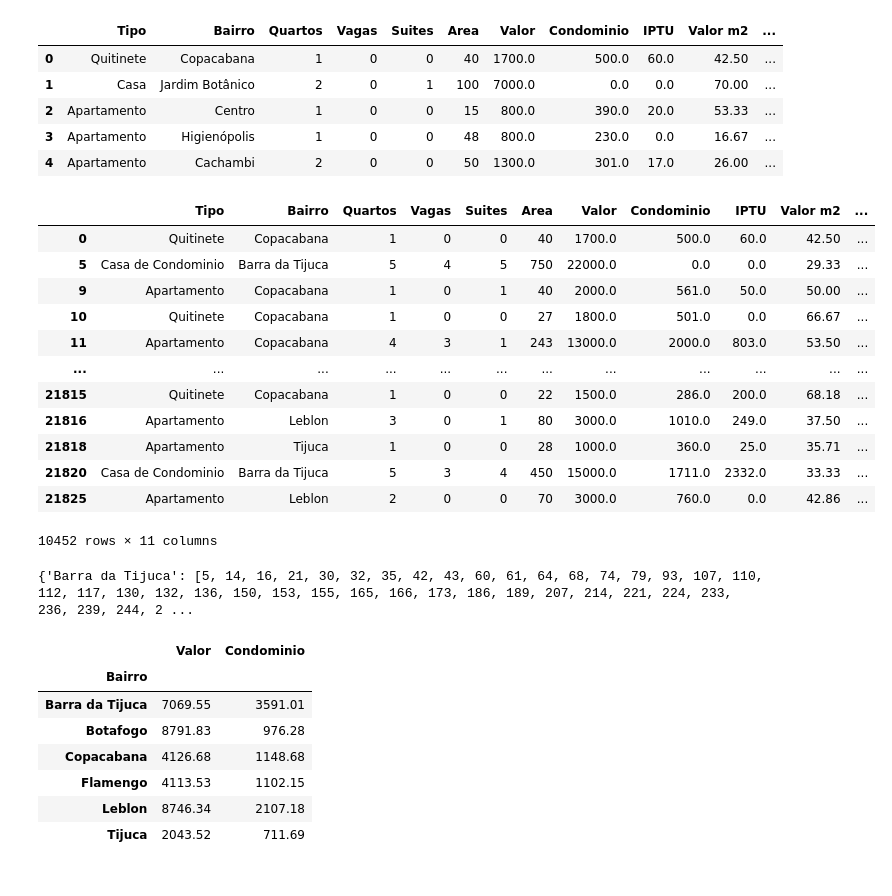
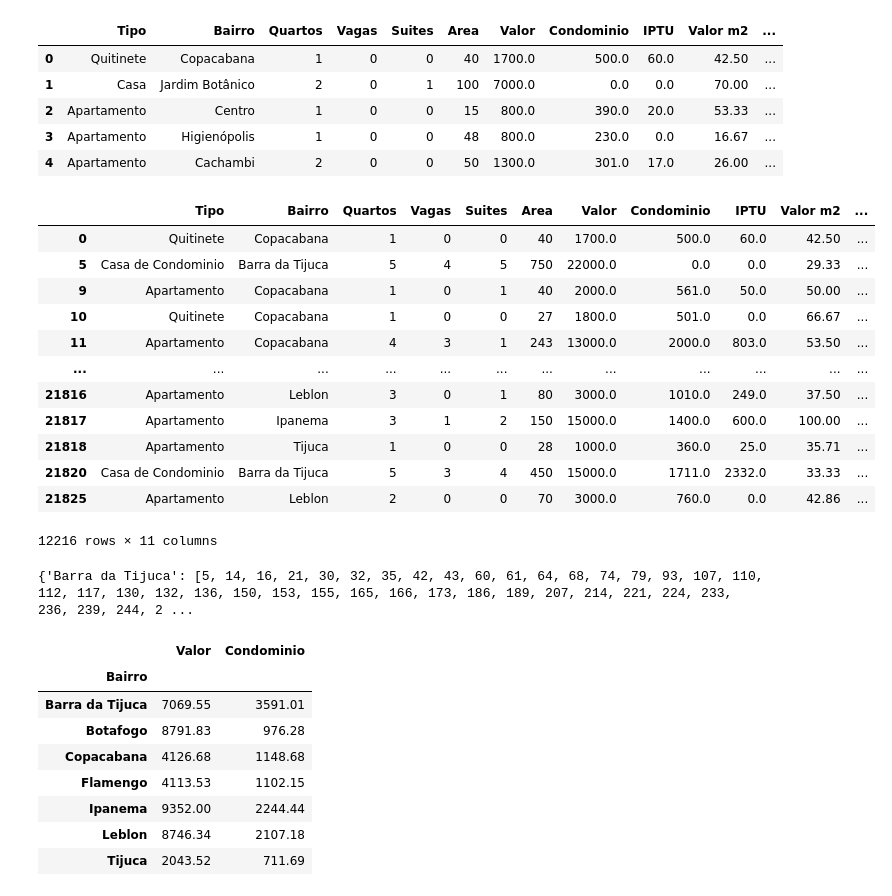
Before and after one commit to daanilol/analyzing-data, a Jupyter notebook: data_trainning.ipynb, the cells around one changed output. Drawn from its saved outputs; the diff is of its cells as text; code cells hidden in the pictures.

```diff
--- a/data_trainning.ipynb
+++ b/data_trainning.ipynb
@@ -229,24 +230,24 @@ data.head()
 | 3 | Apartamento | Higienópolis | 1 | 0 | 0 | 48 | 800.0 | 230.0 | 0.0 | 16.67 | ... |
 | 4 | Apartamento | Cachambi | 2 | 0 | 0 | 50 | 1300.0 | 301.0 | 17.0 | 26.00 | ... |
 # %%
-neighborhoods = ['Copacabana', 'Barra da Tijuca', 'Tijuca', 'Leblon', 'Flamengo', 'Botafogo']
+neighborhoods = ['Copacabana', 'Barra da Tijuca', 'Tijuca', 'Leblon', 'Flamengo', 'Botafogo', 'Ipanema']
 neighborhoods_data = data['Bairro'].isin(neighborhoods)
 neighborhoods_data_n = data[neighborhoods_data]
 neighborhoods_data_n
 # %% [output]
 |  | Tipo | Bairro | Quartos | Vagas | Suites | Area | Valor | Condominio | IPTU | Valor m2 | ... |
 | 0 | Quitinete | Copacabana | 1 | 0 | 0 | 40 | 1700.0 | 500.0 | 60.0 | 42.50 | ... |
 | 5 | Casa de Condominio | Barra da Tijuca | 5 | 4 | 5 | 750 | 22000.0 | 0.0 | 0.0 | 29.33 | ... |
 | 9 | Apartamento | Copacabana | 1 | 0 | 1 | 40 | 2000.0 | 561.0 | 50.0 | 50.00 | ... |
 | 10 | Quitinete | Copacabana | 1 | 0 | 0 | 27 | 1800.0 | 501.0 | 0.0 | 66.67 | ... |
 | 11 | Apartamento | Copacabana | 4 | 3 | 1 | 243 | 13000.0 | 2000.0 | 803.0 | 53.50 | ... |
 | ... | ... | ... | ... | ... | ... | ... | ... | ... | ... | ... | ... |
-| 21815 | Quitinete | Copacabana | 1 | 0 | 0 | 22 | 1500.0 | 286.0 | 200.0 | 68.18 | ... |
 | 21816 | Apartamento | Leblon | 3 | 0 | 1 | 80 | 3000.0 | 1010.0 | 249.0 | 37.50 | ... |
+| 21817 | Apartamento | Ipanema | 3 | 1 | 2 | 150 | 15000.0 | 1400.0 | 600.0 | 100.00 | ... |
 | 21818 | Apartamento | Tijuca | 1 | 0 | 0 | 28 | 1000.0 | 360.0 | 25.0 | 35.71 | ... |
 | 21820 | Casa de Condominio | Barra da Tijuca | 5 | 3 | 4 | 450 | 15000.0 | 1711.0 | 2332.0 | 33.33 | ... |
 | 21825 | Apartamento | Leblon | 2 | 0 | 0 | 70 | 3000.0 | 760.0 | 0.0 | 42.86 | ... |
-10452 rows × 11 columns
+12216 rows × 11 columns
 # %%
 neighborhoods_data_n = neighborhoods_data_n.groupby('Bairro')
 # %%
@@ -262,5 +263,6 @@ neighborhoods_data_n[['Valor', 'Condominio']].mean().round(2)
 | Botafogo | 8791.83 | 976.28 |
 | Copacabana | 4126.68 | 1148.68 |
 | Flamengo | 4113.53 | 1102.15 |
+| Ipanema | 9352.00 | 2244.44 |
 | Leblon | 8746.34 | 2107.18 |
 | Tijuca | 2043.52 | 711.69 |
```
Also changed, not shown: parts of 29 cells of this notebook.
